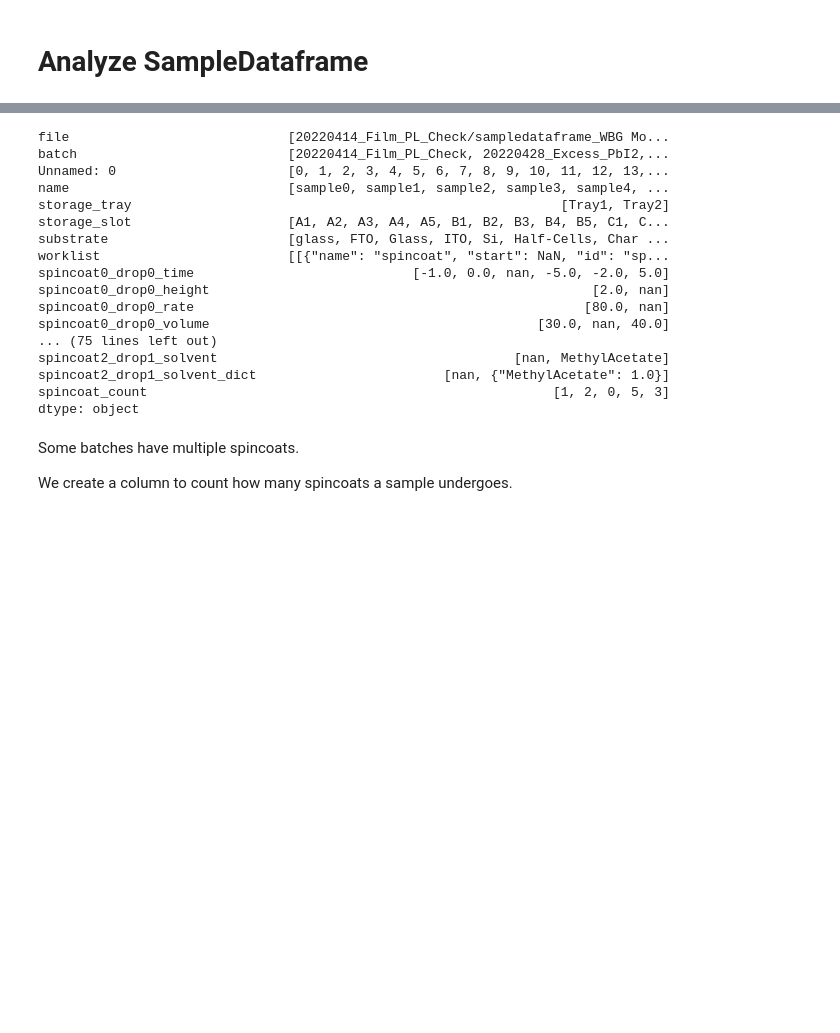
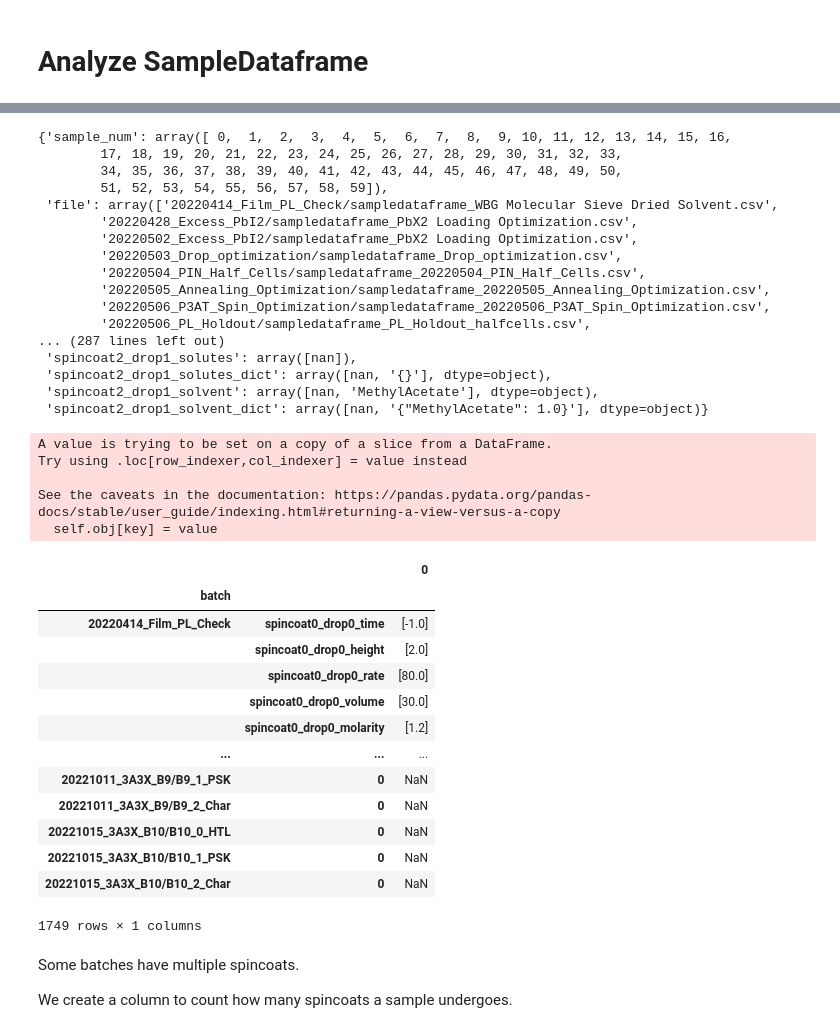
Before and after one commit to fenning-research-group/PASCAL_TrainView, a Jupyter notebook: input_eda.ipynb, the cells around one changed output, grey strips where cells are left out. Saved outputs shown, nothing was run; the diff lists cells and outputs as text; code cells hidden in the pictures; blank space fills up the shorter version.

```diff
--- a/input_eda.ipynb
+++ b/input_eda.ipynb
@@ -104,25 +129,52 @@ sample_input_df.groupby('batch').apply(lambda group: group.count())
 # %%
 # now see number of unique parameters over all batches
 pd.set_option('max_rows', 100)
-sample_input_df.apply(lambda group: group.unique())
+sample_input_df.apply(lambda group: group.unique()).to_dict()
 # %% [output]
-file                            [20220414_Film_PL_Check/sampledataframe_WBG Mo...
-batch                           [20220414_Film_PL_Check, 20220428_Excess_PbI2,...
-Unnamed: 0                      [0, 1, 2, 3, 4, 5, 6, 7, 8, 9, 10, 11, 12, 13,...
-name                            [sample0, sample1, sample2, sample3, sample4, ...
-storage_tray                                                       [Tray1, Tray2]
-storage_slot                    [A1, A2, A3, A4, A5, B1, B2, B3, B4, B5, C1, C...
-substrate                       [glass, FTO, Glass, ITO, Si, Half-Cells, Char ...
-worklist                        [[{"name": "spincoat", "start": NaN, "id": "sp...
-spincoat0_drop0_time                            [-1.0, 0.0, nan, -5.0, -2.0, 5.0]
-spincoat0_drop0_height                                                 [2.0, nan]
-spincoat0_drop0_rate                                                  [80.0, nan]
-spincoat0_drop0_volume                                          [30.0, nan, 40.0]
-... (75 lines left out)
-spincoat2_drop1_solvent                                      [nan, MethylAcetate]
-spincoat2_drop1_solvent_dict                        [nan, {"MethylAcetate": 1.0}]
-spincoat_count                                                    [1, 2, 0, 5, 3]
-dtype: object
+{'sample_num': array([ 0,  1,  2,  3,  4,  5,  6,  7,  8,  9, 10, 11, 12, 13, 14, 15, 16,
+        17, 18, 19, 20, 21, 22, 23, 24, 25, 26, 27, 28, 29, 30, 31, 32, 33,
+        34, 35, 36, 37, 38, 39, 40, 41, 42, 43, 44, 45, 46, 47, 48, 49, 50,
+        51, 52, 53, 54, 55, 56, 57, 58, 59]),
+ 'file': array(['20220414_Film_PL_Check/sampledataframe_WBG Molecular Sieve Dried Solvent.csv',
+        '20220428_Excess_PbI2/sampledataframe_PbX2 Loading Optimization.csv',
+        '20220502_Excess_PbI2/sampledataframe_PbX2 Loading Optimization.csv',
+        '20220503_Drop_optimization/sampledataframe_Drop_optimization.csv',
+        '20220504_PIN_Half_Cells/sampledataframe_20220504_PIN_Half_Cells.csv',
+        '20220505_Annealing_Optimization/sampledataframe_20220505_Annealing_Optimization.csv',
+        '20220506_P3AT_Spin_Optimization/sampledataframe_20220506_P3AT_Spin_Optimization.csv',
+        '20220506_PL_Holdout/sampledataframe_PL_Holdout_halfcells.csv',
+... (287 lines left out)
+ 'spincoat2_drop1_solutes': array([nan]),
+ 'spincoat2_drop1_solutes_dict': array([nan, '{}'], dtype=object),
+ 'spincoat2_drop1_solvent': array([nan, 'MethylAcetate'], dtype=object),
+ 'spincoat2_drop1_solvent_dict': array([nan, '{"MethylAcetate": 1.0}'], dtype=object)}
+# %%
+# get each batch's unique spincoating parameters
+x = sample_input_df.filter(like='spincoat')
+x.loc[:, 'batch'] = sample_input_df['batch']
+pd.DataFrame(x.groupby('batch').apply(lambda group: group.apply(
+    lambda col: col.unique()
+))[0])
+# %% [output]
+A value is trying to be set on a copy of a slice from a DataFrame.
+Try using .loc[row_indexer,col_indexer] = value instead
+
+See the caveats in the documentation: https://pandas.pydata.org/pandas-docs/stable/user_guide/indexing.html#returning-a-view-versus-a-copy
+  self.obj[key] = value
+|  |  | 0 |
+| batch |  |  |
+| 20220414_Film_PL_Check | spincoat0_drop0_time | [-1.0] |
+|  | spincoat0_drop0_height | [2.0] |
+|  | spincoat0_drop0_rate | [80.0] |
+|  | spincoat0_drop0_volume | [30.0] |
+|  | spincoat0_drop0_molarity | [1.2] |
+| ... | ... | ... |
+| 20221011_3A3X_B9/B9_1_PSK | 0 | NaN |
+| 20221011_3A3X_B9/B9_2_Char | 0 | NaN |
+| 20221015_3A3X_B10/B10_0_HTL | 0 | NaN |
+| 20221015_3A3X_B10/B10_1_PSK | 0 | NaN |
+| 20221015_3A3X_B10/B10_2_Char | 0 | NaN |
+1749 rows × 1 columns
 # %% [markdown]
 Some batches have multiple spincoats.
 
```
Also changed, not shown: parts of 10 cells of this notebook.
